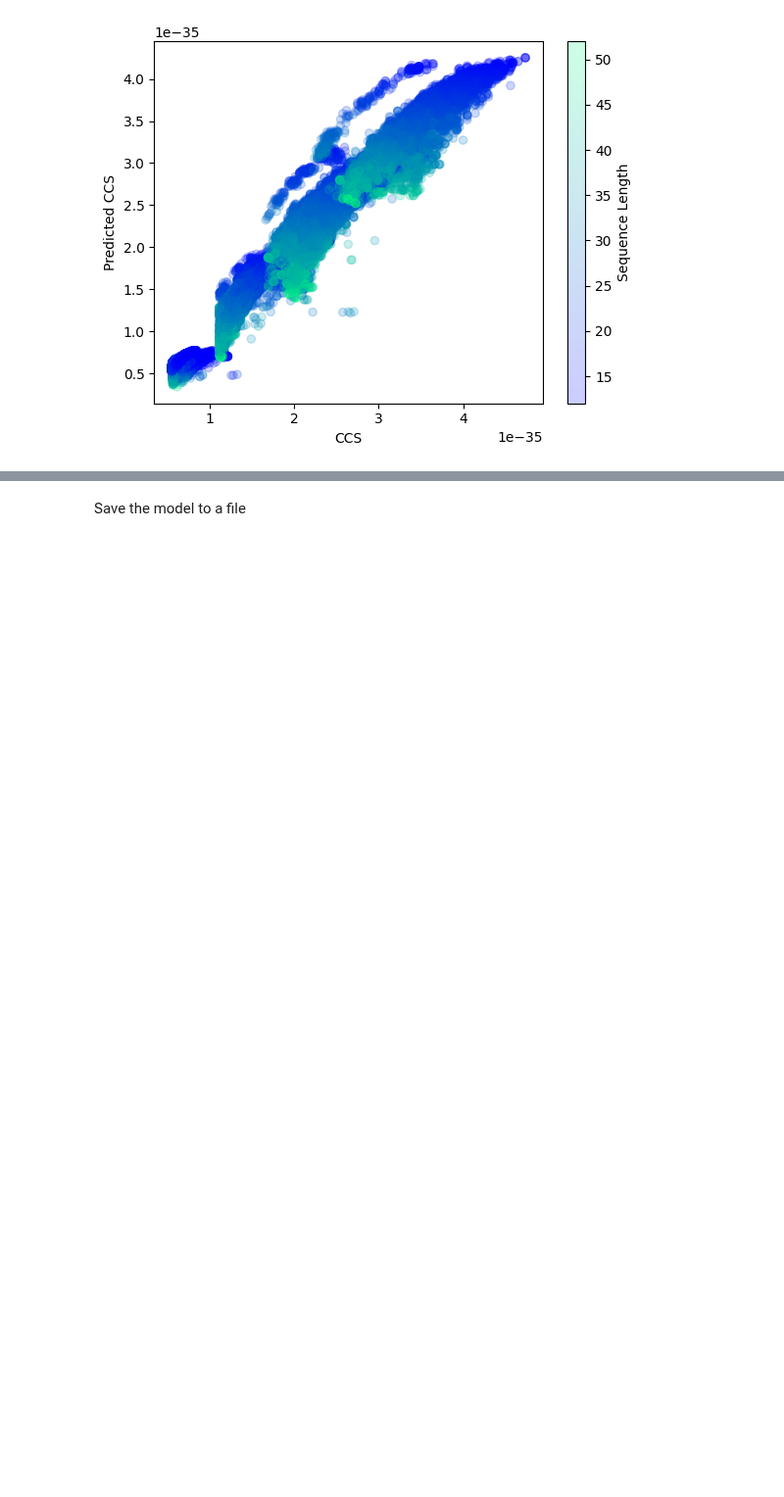
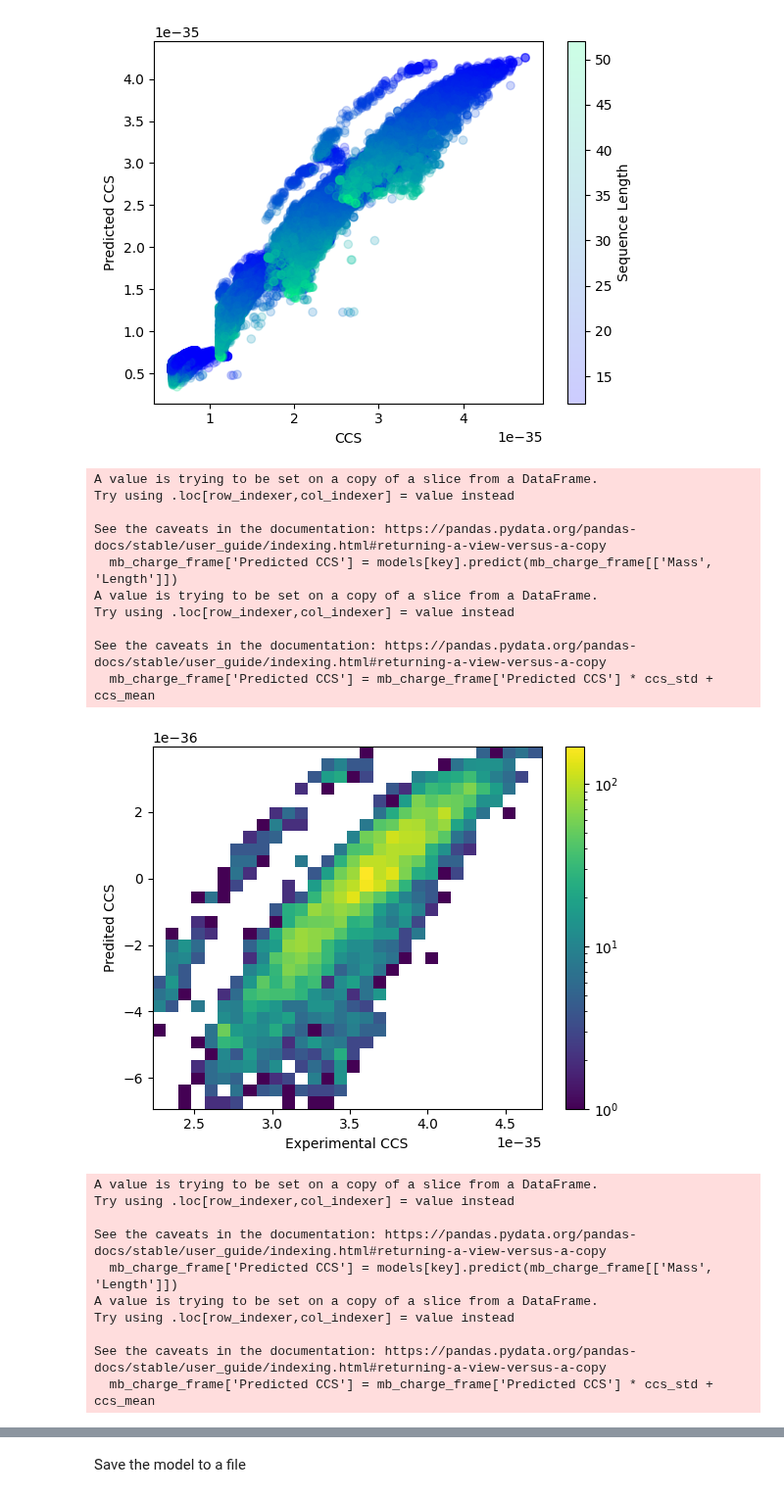
Before and after one commit to IngiumDev/ion-mobility-prediction, a Jupyter notebook: models/lin_reg/lin_reg_0.1_new_grouped.ipynb, the cells around one changed output, grey strips where cells are left out. Shown at 98% size. Cells and saved outputs as stored; diff of their text form; code cells hidden in the pictures; blank space fills up the shorter version.

Commit message:
2d histogram lin reg and lin reg grouped new

```diff
--- a/models/lin_reg/lin_reg_0.1_new_grouped.ipynb
+++ b/models/lin_reg/lin_reg_0.1_new_grouped.ipynb
@@ -179,3 +177,46 @@ Try using .loc[row_indexer,col_indexer] = value instead
 See the caveats in the documentation: https://pandas.pydata.org/pandas-docs/stable/user_guide/indexing.html#returning-a-view-versus-a-copy
   mb_charge_frame['Predicted CCS'] = mb_charge_frame['Predicted CCS'] * ccs_std + ccs_mean
 [figure]
+# %%
+for key in models:
+    mb_charge_frame = mb_clean_frame[mb_clean_frame['Charge'] == charge]
+
+    # Predict the CCS of the peptides in the data frame
+    mb_charge_frame['Predicted CCS'] = models[key].predict(mb_charge_frame[['Mass', 'Length']])
+
+    # Reverse the z-score transformation
+    mb_charge_frame['Predicted CCS'] = mb_charge_frame['Predicted CCS'] * ccs_std + ccs_mean
+
+    ccs_data = mb_charge_frame["CCS"].to_numpy()
+    predicted_ccs_data = mb_charge_frame["Predicted CCS"].to_numpy()
+
+    x = mb_charge_frame["CCS"]
+    y = mb_charge_frame["Predicted CCS"]
+
+    plt.hist2d(x, y, bins=[30,30], norm=colors.LogNorm())
+    plt.colorbar()
+    plt.xlabel("Experimental CCS")
+    plt.ylabel("Predited CCS")
+    plt.show()
+# %% [output]
+A value is trying to be set on a copy of a slice from a DataFrame.
+Try using .loc[row_indexer,col_indexer] = value instead
+
+See the caveats in the documentation: https://pandas.pydata.org/pandas-docs/stable/user_guide/indexing.html#returning-a-view-versus-a-copy
+  mb_charge_frame['Predicted CCS'] = models[key].predict(mb_charge_frame[['Mass', 'Length']])
+A value is trying to be set on a copy of a slice from a DataFrame.
+Try using .loc[row_indexer,col_indexer] = value instead
+
+See the caveats in the documentation: https://pandas.pydata.org/pandas-docs/stable/user_guide/indexing.html#returning-a-view-versus-a-copy
+  mb_charge_frame['Predicted CCS'] = mb_charge_frame['Predicted CCS'] * ccs_std + ccs_mean
+[figure, added]
+A value is trying to be set on a copy of a slice from a DataFrame.
+Try using .loc[row_indexer,col_indexer] = value instead
+
+See the caveats in the documentation: https://pandas.pydata.org/pandas-docs/stable/user_guide/indexing.html#returning-a-view-versus-a-copy
+  mb_charge_frame['Predicted CCS'] = models[key].predict(mb_charge_frame[['Mass', 'Length']])
+A value is trying to be set on a copy of a slice from a DataFrame.
+Try using .loc[row_indexer,col_indexer] = value instead
+
+See the caveats in the documentation: https://pandas.pydata.org/pandas-docs/stable/user_guide/indexing.html#returning-a-view-versus-a-copy
+  mb_charge_frame['Predicted CCS'] = mb_charge_frame['Predicted CCS'] * ccs_std + ccs_mean
```
Also changed, not shown: parts of 3 cells of this notebook, 2 other files.
